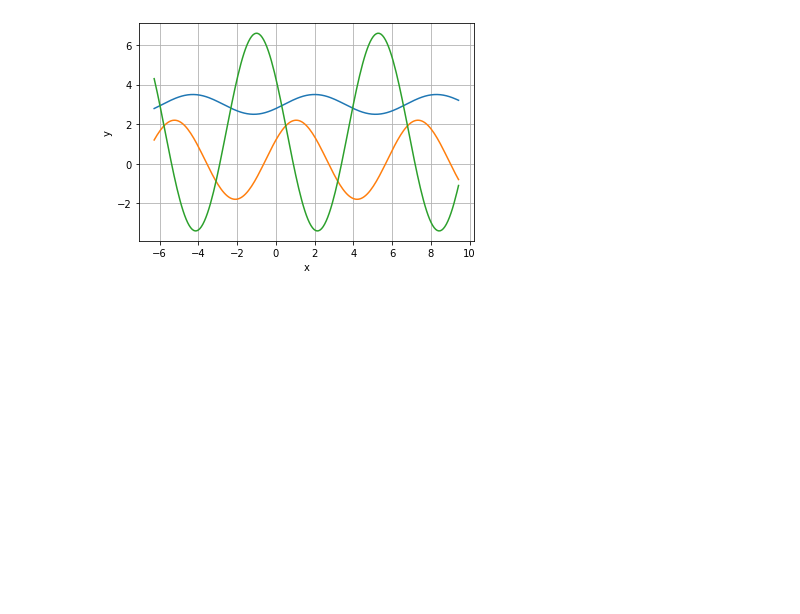
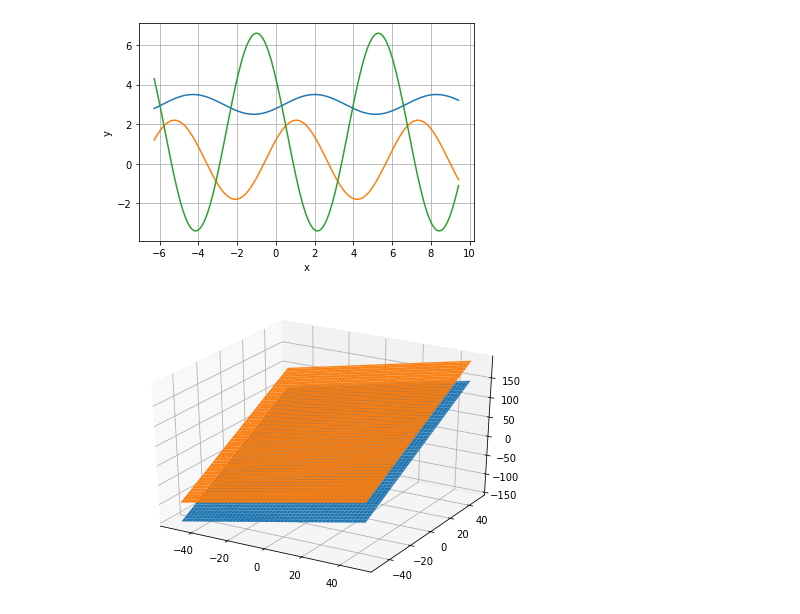
Before and after one commit to aalenaaleks/geekbrains, a Jupyter notebook: homework3.ipynb, the cells around one changed output. Drawn from its saved outputs; the diff is of its cells as text; code cells hidden in the pictures; blank space fills up the shorter version.

```diff
--- a/homework3.ipynb
+++ b/homework3.ipynb
@@ -70,3 +70,18 @@ plt.grid(True)
 plt.show()
 # %% [output]
 [figure]
+# %%
+from pylab import *
+from mpl_toolkits.mplot3d import Axes3D
+fig = figure()
+ax = Axes3D(fig)
+X = np.arange(-50, 50, 1)
+Y = np.arange(-50, 50, 1)
+X, Y = np.meshgrid(X, Y)
+Z2 = X + 2*Y + 50
+Z1 = X + 2*Y
+ax.plot_surface(X, Y, Z1)
+ax.plot_surface(X, Y, Z2)
+show()
+# %% [output]
+[figure, added]
```
Also changed, not shown: parts of 2 cells of this notebook.
